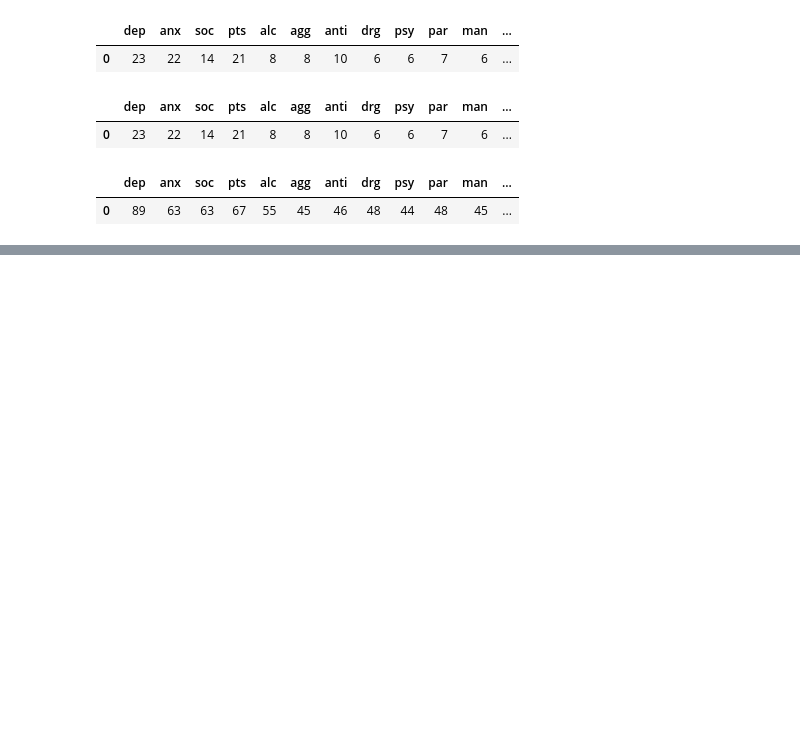
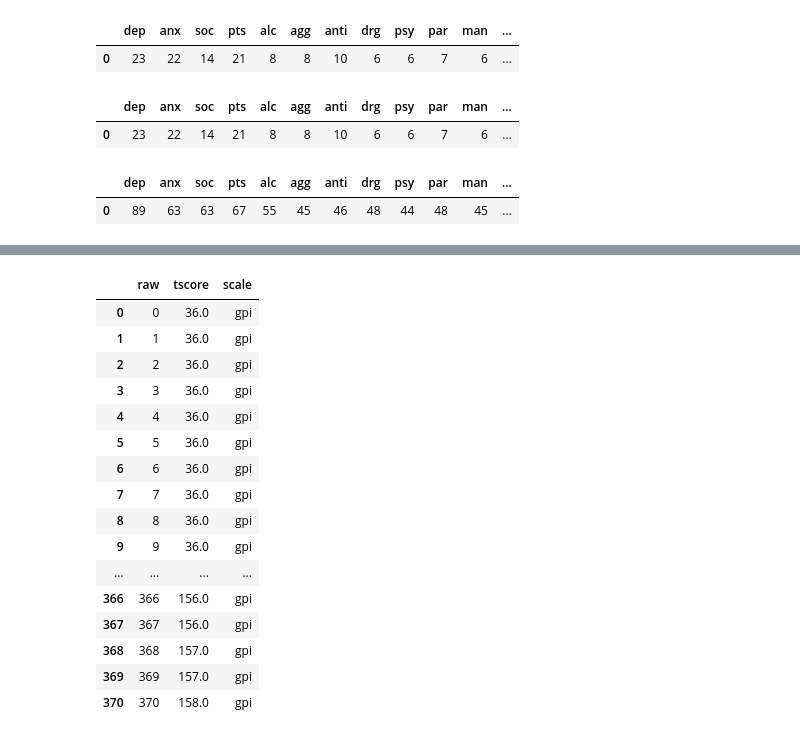
Before and after one commit to alkaest2002/scoring_machine, a Jupyter notebook: scoring_machine.ipynb, the cells around one changed output, grey strips where cells are left out. Cells and saved outputs as stored; diff of their text form; code cells hidden in the pictures; blank space fills up the shorter version.

```diff
--- a/scoring_machine.ipynb
+++ b/scoring_machine.ipynb
@@ -210,3 +210,11 @@ t_scores
 # %% [output]
 |  | dep | anx | soc | pts | alc | agg | anti | drg | psy | par | man | ... |
 | 0 | 89 | 63 | 63 | 67 | 55 | 45 | 46 | 48 | 44 | 48 | 45 | ... |
+# %%
+df = pd.read_clipboard()
+# %%
+l = df.melt(id_vars=["raw1","raw2","raw3","raw4","raw5"])
+m = l["value"]
+m.index = range(74,374)
+m = m.dropna()
+m
@@ -212,0 +239,26 @@ t_scores
+# %%
+m = pd.concat([
+    pd.Series([ 36 for i in range(0,74)], name="gpi"),
+    m
+]).to_frame().reset_index().rename(columns={ "index": "raw", 0: "tscore"}) # .melt(id_vars="index").loc[:, ["variable", "index", "value"]]
+# %%
+m["scale"] = "gpi"
+m
+# %% [output]
+|  | raw | tscore | scale |
+| 0 | 0 | 36.0 | gpi |
+| 1 | 1 | 36.0 | gpi |
+| 2 | 2 | 36.0 | gpi |
+| 3 | 3 | 36.0 | gpi |
+| 4 | 4 | 36.0 | gpi |
+| 5 | 5 | 36.0 | gpi |
+| 6 | 6 | 36.0 | gpi |
+| 7 | 7 | 36.0 | gpi |
+| 8 | 8 | 36.0 | gpi |
+| 9 | 9 | 36.0 | gpi |
+| ... | ... | ... | ... |
+| 366 | 366 | 156.0 | gpi |
+| 367 | 367 | 156.0 | gpi |
+| 368 | 368 | 157.0 | gpi |
+| 369 | 369 | 157.0 | gpi |
+| 370 | 370 | 158.0 | gpi |
```
Also changed, not shown: parts of 1 cell of this notebook, 1 other file.
